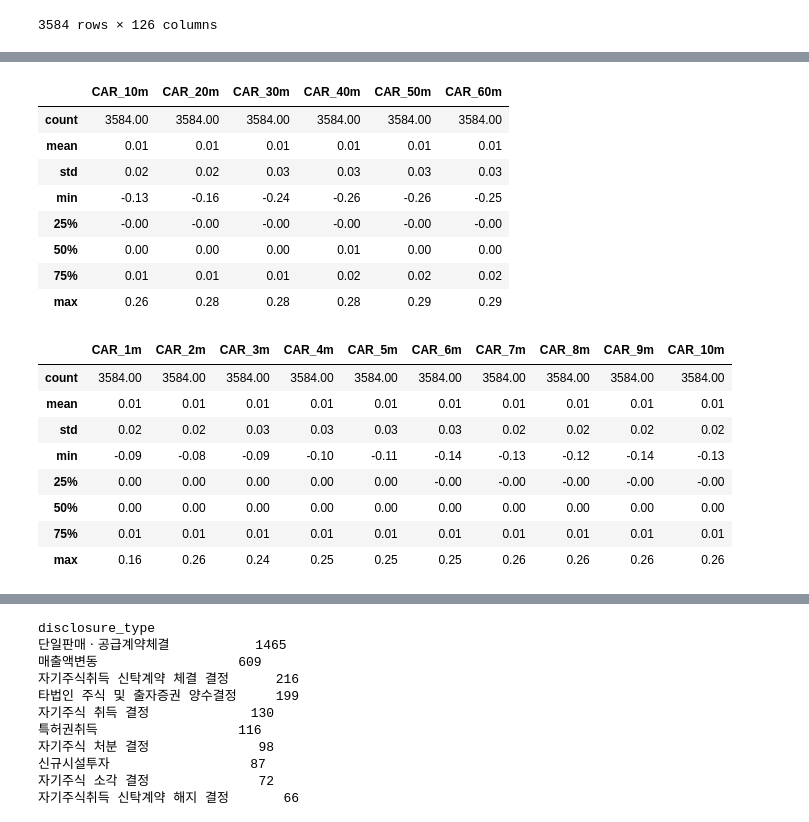
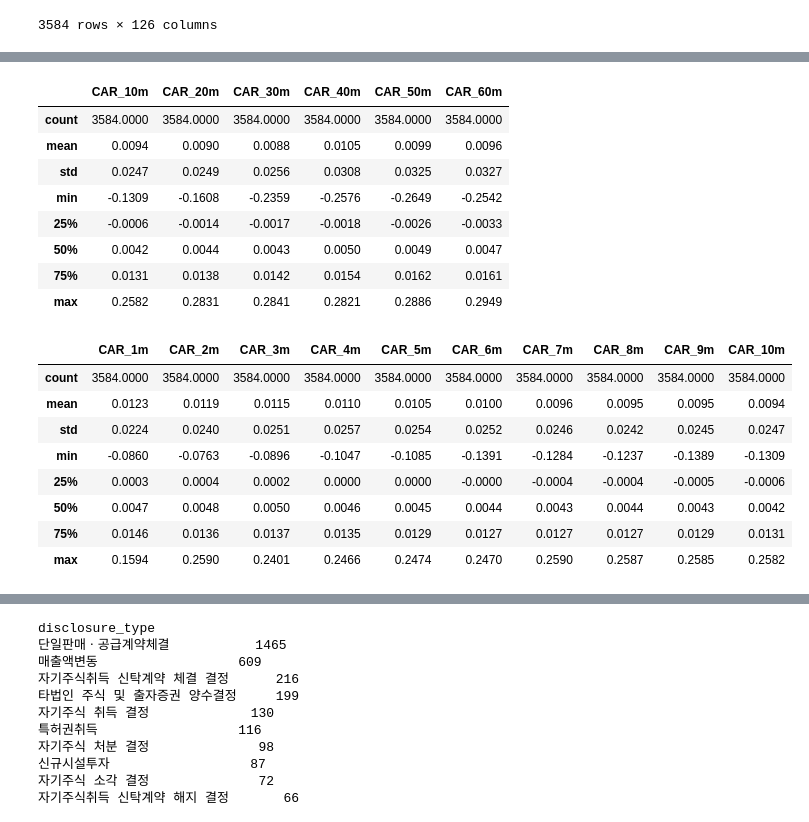
Before and after one commit to antaechan/dart-sentiment-analysis, a Jupyter notebook: analysis/EDA_after_telegram_kind_log.ipynb, the cells around one changed output, grey strips where cells are left out. Saved outputs shown, nothing was run; the diff lists cells and outputs as text; code cells hidden in the pictures.

```diff
--- a/analysis/EDA_after_telegram_kind_log.ipynb
+++ b/analysis/EDA_after_telegram_kind_log.ipynb
@@ -252,30 +252,30 @@ CAR_9m                 0
 Length: 141, dtype: int64
 # %%
 car_cols = [f'CAR_{m}m' for m in range(10, 61, 10)]
-target_df[car_cols].describe().round(2)
+target_df[car_cols].describe().round(4)
 # %% [output]
 |  | CAR_10m | CAR_20m | CAR_30m | CAR_40m | CAR_50m | CAR_60m |
-| count | 3584.00 | 3584.00 | 3584.00 | 3584.00 | 3584.00 | 3584.00 |
-| mean | 0.01 | 0.01 | 0.01 | 0.01 | 0.01 | 0.01 |
-| std | 0.02 | 0.02 | 0.03 | 0.03 | 0.03 | 0.03 |
-| min | -0.13 | -0.16 | -0.24 | -0.26 | -0.26 | -0.25 |
-| 25% | -0.00 | -0.00 | -0.00 | -0.00 | -0.00 | -0.00 |
-| 50% | 0.00 | 0.00 | 0.00 | 0.01 | 0.00 | 0.00 |
-| 75% | 0.01 | 0.01 | 0.01 | 0.02 | 0.02 | 0.02 |
-| max | 0.26 | 0.28 | 0.28 | 0.28 | 0.29 | 0.29 |
+| count | 3584.0000 | 3584.0000 | 3584.0000 | 3584.0000 | 3584.0000 | 3584.0000 |
+| mean | 0.0094 | 0.0090 | 0.0088 | 0.0105 | 0.0099 | 0.0096 |
+| std | 0.0247 | 0.0249 | 0.0256 | 0.0308 | 0.0325 | 0.0327 |
+| min | -0.1309 | -0.1608 | -0.2359 | -0.2576 | -0.2649 | -0.2542 |
+| 25% | -0.0006 | -0.0014 | -0.0017 | -0.0018 | -0.0026 | -0.0033 |
+| 50% | 0.0042 | 0.0044 | 0.0043 | 0.0050 | 0.0049 | 0.0047 |
+| 75% | 0.0131 | 0.0138 | 0.0142 | 0.0154 | 0.0162 | 0.0161 |
+| max | 0.2582 | 0.2831 | 0.2841 | 0.2821 | 0.2886 | 0.2949 |
 # %%
 car_cols = [f'CAR_{m}m' for m in range(1, 11)]
-target_df[car_cols].describe().round(2)
+target_df[car_cols].describe().round(4)
 # %% [output]
 |  | CAR_1m | CAR_2m | CAR_3m | CAR_4m | CAR_5m | CAR_6m | CAR_7m | CAR_8m | CAR_9m | CAR_10m |
-| count | 3584.00 | 3584.00 | 3584.00 | 3584.00 | 3584.00 | 3584.00 | 3584.00 | 3584.00 | 3584.00 | 3584.00 |
-| mean | 0.01 | 0.01 | 0.01 | 0.01 | 0.01 | 0.01 | 0.01 | 0.01 | 0.01 | 0.01 |
-| std | 0.02 | 0.02 | 0.03 | 0.03 | 0.03 | 0.03 | 0.02 | 0.02 | 0.02 | 0.02 |
-| min | -0.09 | -0.08 | -0.09 | -0.10 | -0.11 | -0.14 | -0.13 | -0.12 | -0.14 | -0.13 |
-| 25% | 0.00 | 0.00 | 0.00 | 0.00 | 0.00 | -0.00 | -0.00 | -0.00 | -0.00 | -0.00 |
-| 50% | 0.00 | 0.00 | 0.00 | 0.00 | 0.00 | 0.00 | 0.00 | 0.00 | 0.00 | 0.00 |
-| 75% | 0.01 | 0.01 | 0.01 | 0.01 | 0.01 | 0.01 | 0.01 | 0.01 | 0.01 | 0.01 |
-| max | 0.16 | 0.26 | 0.24 | 0.25 | 0.25 | 0.25 | 0.26 | 0.26 | 0.26 | 0.26 |
+| count | 3584.0000 | 3584.0000 | 3584.0000 | 3584.0000 | 3584.0000 | 3584.0000 | 3584.0000 | 3584.0000 | 3584.0000 | 3584.0000 |
+| mean | 0.0123 | 0.0119 | 0.0115 | 0.0110 | 0.0105 | 0.0100 | 0.0096 | 0.0095 | 0.0095 | 0.0094 |
+| std | 0.0224 | 0.0240 | 0.0251 | 0.0257 | 0.0254 | 0.0252 | 0.0246 | 0.0242 | 0.0245 | 0.0247 |
+| min | -0.0860 | -0.0763 | -0.0896 | -0.1047 | -0.1085 | -0.1391 | -0.1284 | -0.1237 | -0.1389 | -0.1309 |
+| 25% | 0.0003 | 0.0004 | 0.0002 | 0.0000 | 0.0000 | -0.0000 | -0.0004 | -0.0004 | -0.0005 | -0.0006 |
+| 50% | 0.0047 | 0.0048 | 0.0050 | 0.0046 | 0.0045 | 0.0044 | 0.0043 | 0.0044 | 0.0043 | 0.0042 |
+| 75% | 0.0146 | 0.0136 | 0.0137 | 0.0135 | 0.0129 | 0.0127 | 0.0127 | 0.0127 | 0.0129 | 0.0131 |
+| max | 0.1594 | 0.2590 | 0.2401 | 0.2466 | 0.2474 | 0.2470 | 0.2590 | 0.2587 | 0.2585 | 0.2582 |
 # %%
 target_df.info()
 # %% [output]
```
Also changed, not shown: parts of 7 cells of this notebook, 3 other files.
